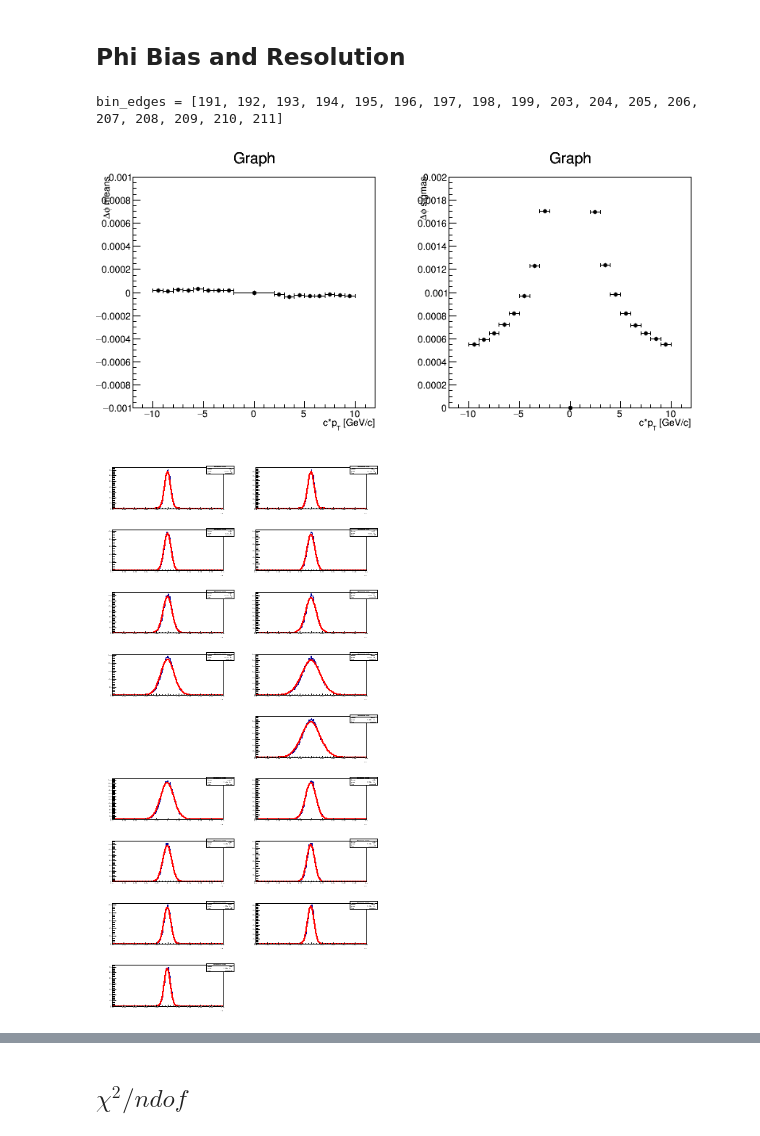
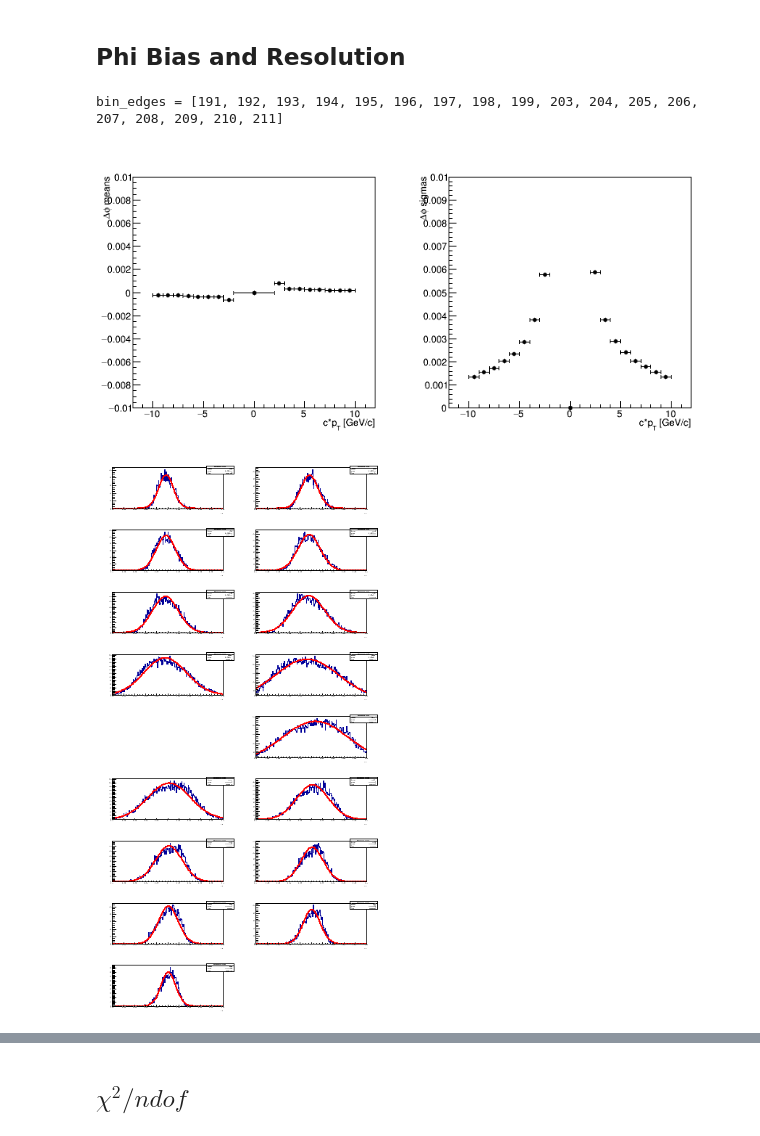
Before and after one commit to demattia/Notebooks, a Jupyter notebook: LinearizedTrackFitting/Untitled0.ipynb, the cells around one changed output, grey strips where cells are left out. Drawn from its saved outputs; the diff is of its cells as text; code cells hidden in the pictures.

```diff
--- a/LinearizedTrackFitting/Untitled0.ipynb
+++ b/LinearizedTrackFitting/Untitled0.ipynb
@@ -299,6 +325,7 @@ def fit_slices(input_file_name, h_name, bin_values, value_min, value_max, total_
     c3.Divide(2, 1)
     c3.cd(1)
     hMeans.Draw("APE")
+    hMeans.SetTitle("")
     hMeans.SetMarkerStyle(20)
     hMeans.SetMarkerSize(0.5)
     hMeans.GetYaxis().SetRangeUser(mean_y_min, mean_y_max)
@@ -307,6 +334,7 @@ def fit_slices(input_file_name, h_name, bin_values, value_min, value_max, total_
     hMeans.GetYaxis().SetTitle(y_title + " means")
     c3.cd(2)
     hSigmas.Draw("APE")
+    hSigmas.SetTitle("")
     hSigmas.SetMarkerStyle(20)
     hSigmas.SetMarkerSize(0.5)
     hSigmas.GetYaxis().SetRangeUser(sigma_y_min, sigma_y_max)
@@ -324,6 +352,7 @@ def draw_chi2ndof(input_file_name):
     print h
     c = TCanvas("c_chi2Ndof", "c_chi2Ndof", 600, 600)
     h.Draw()
+    h.SetTitle("")
     h.GetXaxis().SetTitle("\chi^2/ndof")
     h.GetXaxis().SetTitleOffset(1.2)
     h.GetYaxis().SetTitle("Entries")
@@ -385,10 +414,10 @@ if input_file_name.find("Pt_2_more") != -1:
     pt_bin_edge = [n for n in chain(range(-200, -1), range(2, 201))]
     # pt_bin_edge = [n for n in range(2, 101)]
     # pt_bin_edge = [10*n for n in range(-20, -2)]+[n for n in chain(range(-19, -1), range(2, 11))]
-    # pt_bin_edge = [10*n for n in chain(range(-20, -2), range(2, 21))]+[n for n in chain(range(-20, -1), range(2, 21))]
+    pt_bin_edge = [10*n for n in chain(range(-20, -2), range(2, 21))]+[n for n in chain(range(-20, -1), range(2, 21))]
     # pt_bin_edge = [10*n for n in range(6, 21)]+[2*n for n in range(1, 31)]
     # pt_bin_edge = [10*n for n in range(-20, -2)]+[2*n for n in range(-19, -1)]
-    pt_bin_edge = [10*n for n in range(-20, -5)] + [n for n in chain(range(-50, -1), range(2, 51))] + [10*n for n in range(6, 21)]
+    # pt_bin_edge = [10*n for n in range(-20, -5)] + [n for n in chain(range(-50, -1), range(2, 51))] + [10*n for n in range(6, 21)]
     pt_min = -200.
     pt_max = 200.
 elif input_file_name.find("Pt_2_3") != -1:
@@ -439,7 +468,9 @@ elif input_file_name.find("Pt_10_more") != -1:
     pt_min = -200.
     pt_max = 200.
 
-o = fit_slices(input_file_name, "deltaPtOverPtVsPt", pt_bin_edge, pt_min, pt_max, total_bins, min_x, max_x, 0., 0.05,
+o = fit_slices(input_file_name, "deltaPtOverPtVsPt", pt_bin_edge, pt_min, pt_max, total_bins,
+               # min_x, max_x, 0., 0.05,
+               2*min_x, 2*max_x, 0., 0.2,
                "c*p_{T} [GeV/c]", "#Delta p_{T}/p_{T}", "p_{T} resolution / p_{T}")
 
 o[2]
@@ -474,20 +503,20 @@ bin_edges = [117, 118, 119, 119, 121, 122, 123]
 # %%
 min_x_phi = -0.001
 max_x_phi = 0.001
 # min_x_phi = -0.01
 # max_x_phi = 0.01
 ophi = fit_slices(input_file_name, "deltaPhiVsPt", pt_bin_edge, pt_min, pt_max, total_bins,
-                   min_x_phi, max_x_phi, 0., 0.002,
-#                   10*min_x_phi, 10*max_x_phi, 0., 0.01,
+#                     min_x_phi, max_x_phi, 0., 0.002,
+                   10*min_x_phi, 10*max_x_phi, 0., 0.01,
                   "c*p_{T} [GeV/c]", "#Delta#phi", "#Delta#phi sigmas")
 ophi[2]
 # %% [output]
 bin_edges = [191, 192, 193, 194, 195, 196, 197, 198, 199, 203, 204, 205, 206, 207, 208, 209, 210, 211]
-[figure, old version]
+[figure, new version]
 # %%
 ophi[1]
 # %% [output]
-[figure, old version]
+[figure, new version]
 # %%
 ophi[0]
 # %% [output]
```
Also changed, not shown: parts of 30 cells of this notebook, 9 other files.
